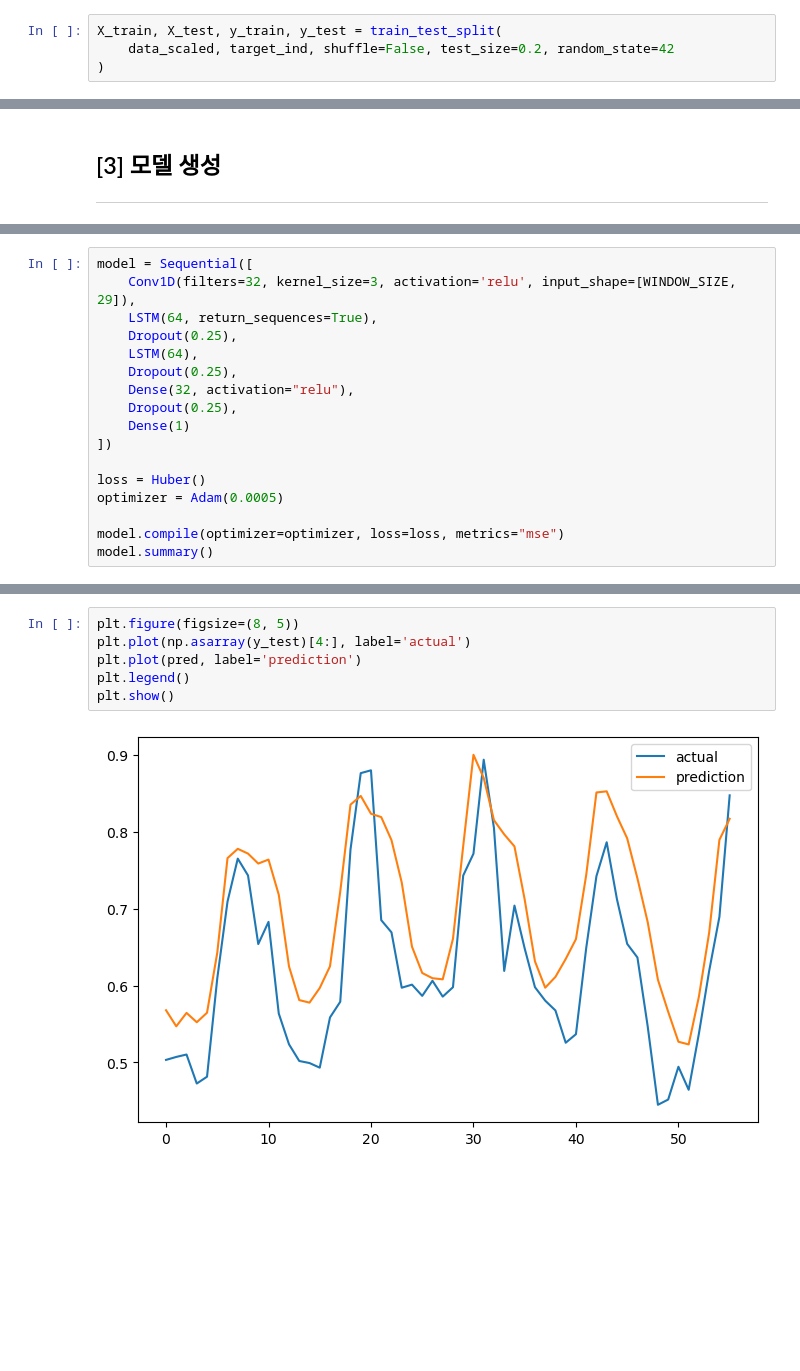
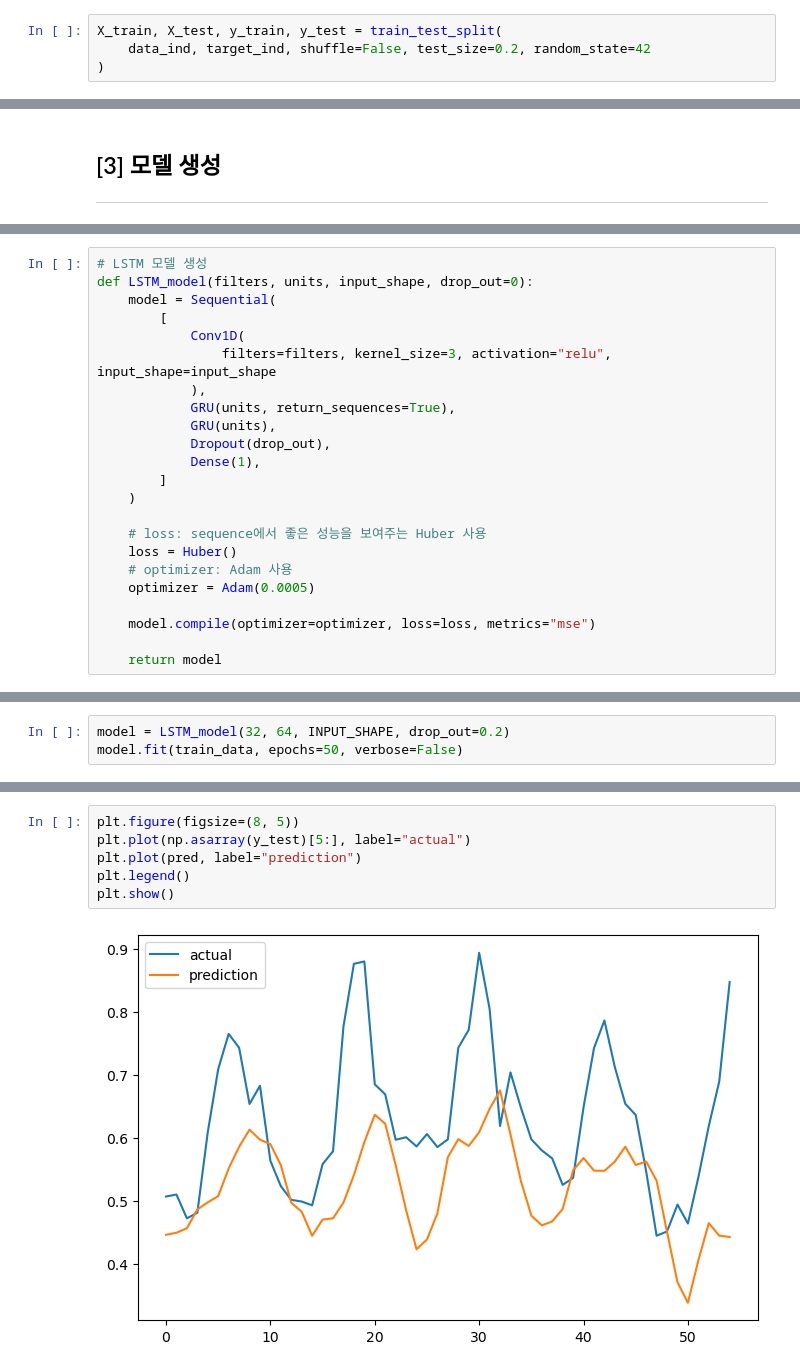
Before and after one commit to knu-tomato/bigstar-kogas, a Jupyter notebook: Model-Test/Model-Test-inuk/Model-LSTM-inuk.ipynb, the cells around one changed output, grey strips where cells are left out. Saved outputs shown, nothing was run; the diff lists cells and outputs as text; blank space fills up the shorter version.

Commit message:
fix pre data

```diff
--- a/Model-Test/Model-Test-inuk/Model-LSTM-inuk.ipynb
+++ b/Model-Test/Model-Test-inuk/Model-LSTM-inuk.ipynb
@@ -60,7 +126,7 @@ target_ind = scaler.fit_transform(pd.DataFrame(target["IND"]))
 ### [2-2] 데이터 분할
 # %%
 X_train, X_test, y_train, y_test = train_test_split(
-    data_scaled, target_ind, shuffle=False, test_size=0.2, random_state=42
+    data_ind, target_ind, shuffle=False, test_size=0.2, random_state=42
 )
 # %%
 print(X_train.shape, y_train.shape)
@@ -101,17 +174,23 @@ for data in train_data.take(1):
 # %%
-model = Sequential([
-    Conv1D(filters=32, kernel_size=3, activation='relu', input_shape=[WINDOW_SIZE, 29]),
-    LSTM(64, return_sequences=True),
-    Dropout(0.25),
-    LSTM(64),
-    Dropout(0.25),
-    Dense(32, activation="relu"),
-    Dropout(0.25),
-    Dense(1)
-])
+# LSTM 모델 생성
+def LSTM_model(filters, units, input_shape, drop_out=0):
+    model = Sequential(
+        [
+            Conv1D(
+                filters=filters, kernel_size=3, activation="relu", input_shape=input_shape
+            ),
+            GRU(units, return_sequences=True),
+            GRU(units),
+            Dropout(drop_out),
+            Dense(1),
+        ]
+    )
 
-loss = Huber()
-optimizer = Adam(0.0005)
+    # loss: sequence에서 좋은 성능을 보여주는 Huber 사용
+    loss = Huber()
+    # optimizer: Adam 사용
+    optimizer = Adam(0.0005)
 
-model.compile(optimizer=optimizer, loss=loss, metrics="mse")
-model.summary()
+    model.compile(optimizer=optimizer, loss=loss, metrics="mse")
+
+    return model
@@ -163,0 +197,3 @@ pred = model.predict(test_data)
+# %%
+model = LSTM_model(32, 64, INPUT_SHAPE, drop_out=0.2)
+model.fit(train_data, epochs=50, verbose=False)
@@ -168,8 +208,8 @@ pred.shape
 # %%
 plt.figure(figsize=(8, 5))
-plt.plot(np.asarray(y_test)[4:], label='actual')
-plt.plot(pred, label='prediction')
+plt.plot(np.asarray(y_test)[5:], label="actual")
+plt.plot(pred, label="prediction")
 plt.legend()
 plt.show()
 # %% [output]
-[figure, old version]
+[figure, new version]
```
Also changed, not shown: parts of 20 cells of this notebook, 15 other files.
